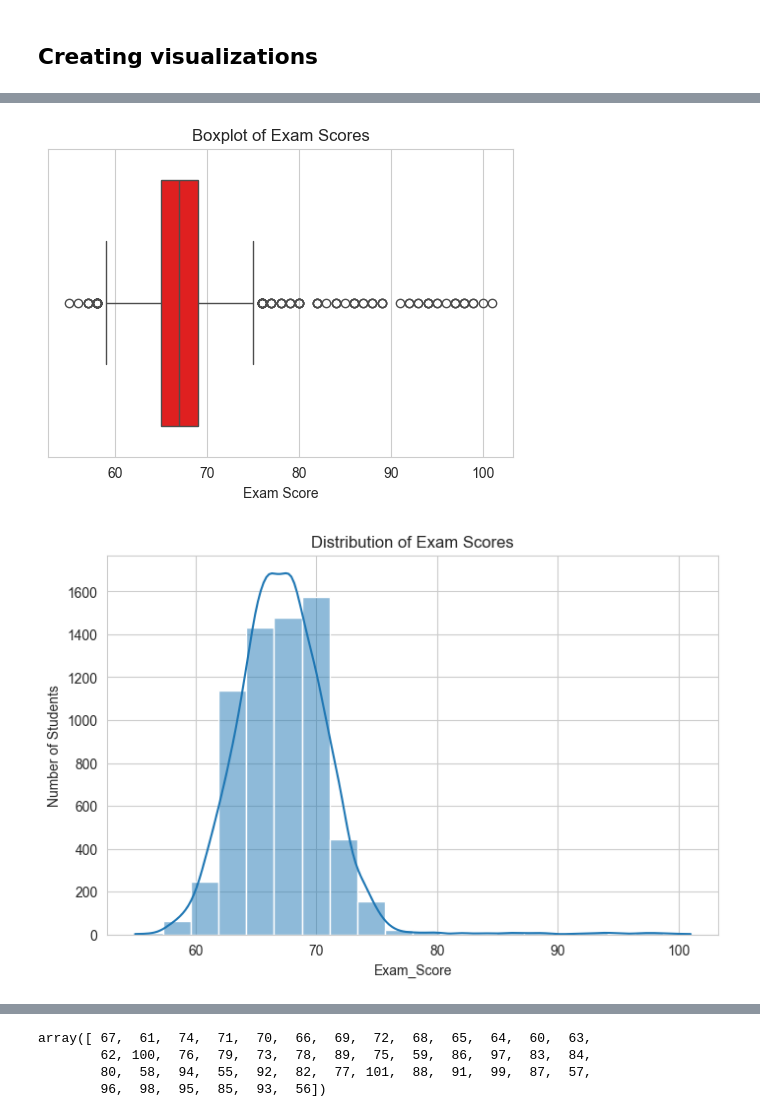
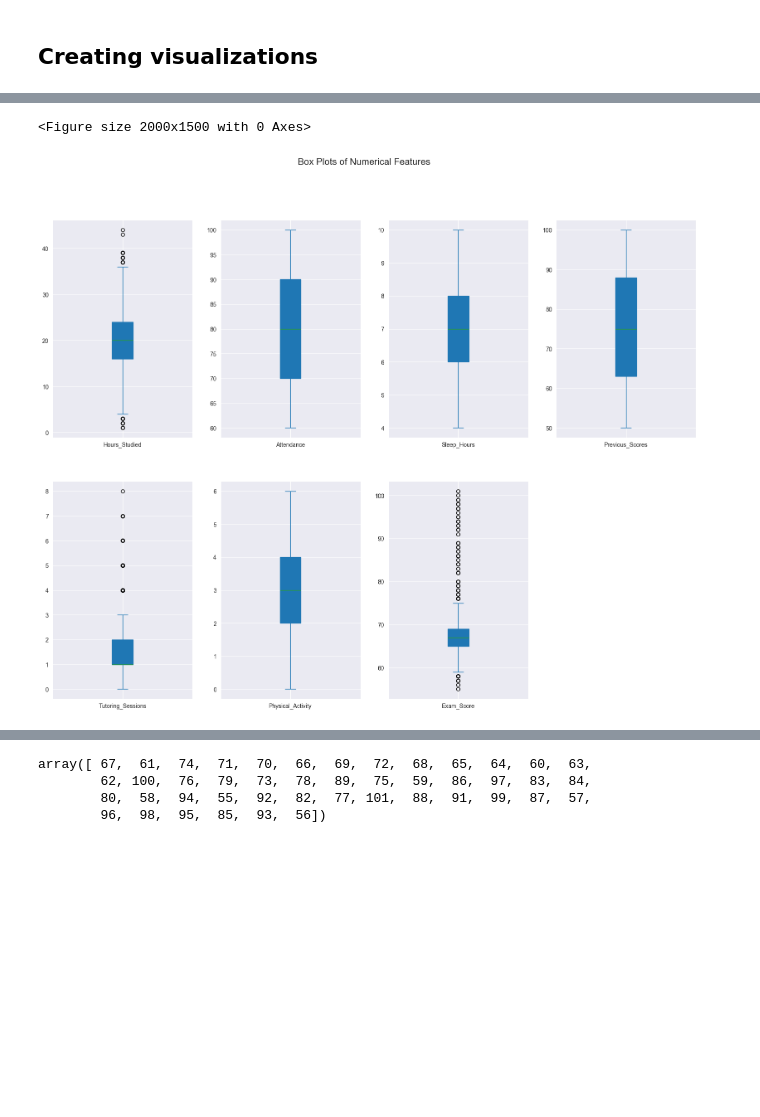
Before and after one commit to lucaskojo02/Students_Performance_Data_Analysis, a Jupyter notebook: Untitled17.ipynb, the cells around one changed output, grey strips where cells are left out. Drawn from its saved outputs; the diff is of its cells as text; code cells hidden in the pictures; blank space fills up the shorter version.

```diff
--- a/Untitled17.ipynb
+++ b/Untitled17.ipynb
@@ -106,3 +113,8 @@ Distance_from_Home            0
 Gender                        0
 Exam_Score                    0
 dtype: int64
+# %%
+columns_with_nuumeric_values = student_performance.select_dtypes(include=[np.number]).columns #check for numeric columns
+numeric_value_columns = student_performance[columns_with_nuumeric_values] #select numeric columns
+
+columns_with_nuumeric_values #display numeric columns
@@ -189,23 +245,10 @@ np.int64(0)
 # %%
-# Boxplot for detecting outliers in Exam Scores
-
-# Set plot style
-sns.set_style("whitegrid")
-
-plt.figure(figsize=(6, 4))
-sns.boxplot(x=student_performance["Exam_Score"], color='red')
-plt.title("Boxplot of Exam Scores")
-plt.xlabel("Exam Score")
+# Box plots for numerical features (checking for outliers)
+sns.set_style("darkgrid")
+plt.figure(figsize=(20, 15))
+numeric_value_columns.plot(kind='box', subplots=True, layout=(2, 4), figsize=(20, 15), patch_artist=True)
+plt.suptitle("Box Plots of Numerical Features", fontsize=16)
 plt.show()
 # %% [output]
+<Figure size 2000x1500 with 0 Axes>
-[figure, old version]
+[figure, new version]
-# %%
-# Histogram of exam scores
-plt.figure(figsize=(8, 5))
-sns.histplot(student_performance['Exam_Score'], bins=20, kde=True)
-plt.title("Distribution of Exam Scores")
-plt.xlabel("Exam_Score")
-plt.ylabel("Number of Students")
-plt.show()
-# %% [output]
-[figure, removed]
```
Also changed, not shown: parts of 28 cells of this notebook.
